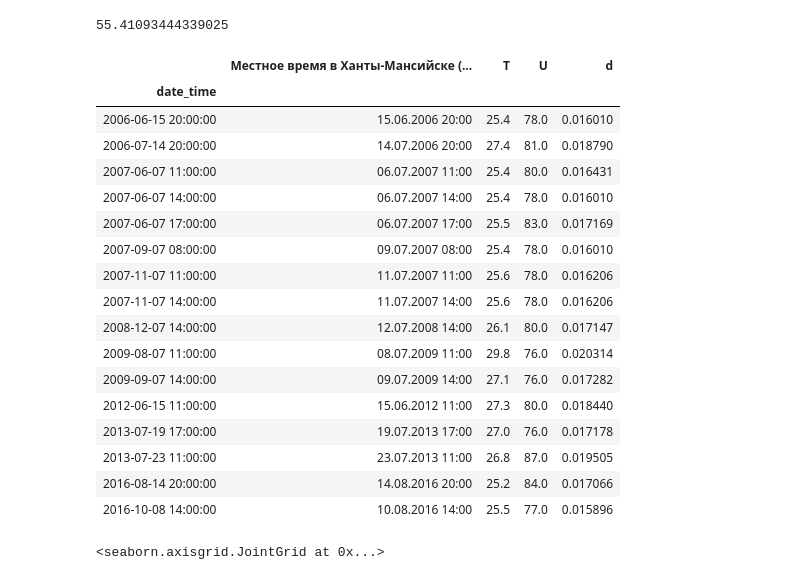
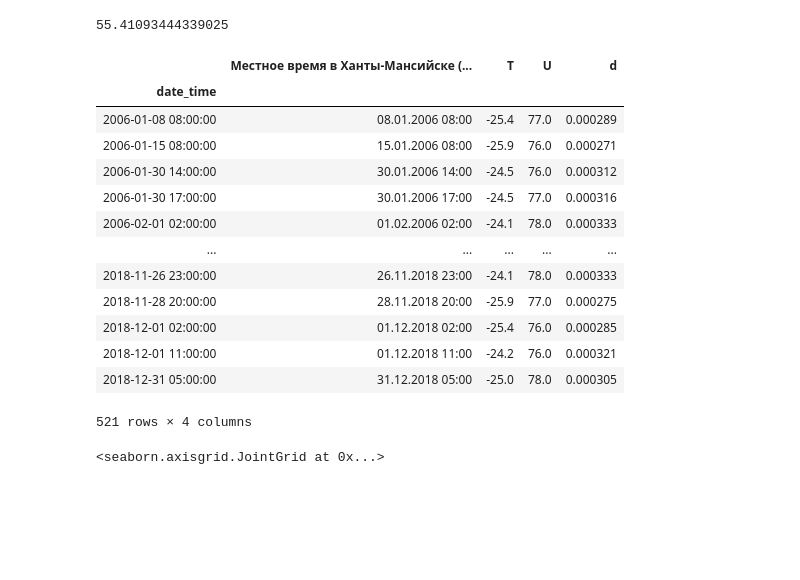
Before and after one commit to AndreyEroshkin/climate, a Jupyter notebook: humid-t-hmao.ipynb, the cells around one changed output. Saved outputs shown, nothing was run; the diff lists cells and outputs as text; code cells hidden in the pictures; blank space fills up the shorter version.

```diff
--- a/humid-t-hmao.ipynb
+++ b/humid-t-hmao.ipynb
@@ -216,26 +264,22 @@ df.loc[df['Mode'] == 'Осушение','cooling_dry_cap'].nlargest(int(dryig_pe
 # %% [output]
 55.41093444339025
 # %%
-df.loc[(df['U']>75) & (df['T']>25),[df.columns[0],'T','U','d']]
+df.loc[(df['U']>75) & (df['T']>-26)& (df['T']<-24),[df.columns[0],'T','U','d']]
 # %% [output]
 |  | Местное время в Ханты-Мансийске (... | T | U | d |
 | date_time |  |  |  |  |
-| 2006-06-15 20:00:00 | 15.06.2006 20:00 | 25.4 | 78.0 | 0.016010 |
-| 2006-07-14 20:00:00 | 14.07.2006 20:00 | 27.4 | 81.0 | 0.018790 |
-| 2007-06-07 11:00:00 | 06.07.2007 11:00 | 25.4 | 80.0 | 0.016431 |
-| 2007-06-07 14:00:00 | 06.07.2007 14:00 | 25.4 | 78.0 | 0.016010 |
-| 2007-06-07 17:00:00 | 06.07.2007 17:00 | 25.5 | 83.0 | 0.017169 |
-| 2007-09-07 08:00:00 | 09.07.2007 08:00 | 25.4 | 78.0 | 0.016010 |
-| 2007-11-07 11:00:00 | 11.07.2007 11:00 | 25.6 | 78.0 | 0.016206 |
-| 2007-11-07 14:00:00 | 11.07.2007 14:00 | 25.6 | 78.0 | 0.016206 |
-| 2008-12-07 14:00:00 | 12.07.2008 14:00 | 26.1 | 80.0 | 0.017147 |
-| 2009-08-07 11:00:00 | 08.07.2009 11:00 | 29.8 | 76.0 | 0.020314 |
-| 2009-09-07 14:00:00 | 09.07.2009 14:00 | 27.1 | 76.0 | 0.017282 |
-| 2012-06-15 11:00:00 | 15.06.2012 11:00 | 27.3 | 80.0 | 0.018440 |
-| 2013-07-19 17:00:00 | 19.07.2013 17:00 | 27.0 | 76.0 | 0.017178 |
-| 2013-07-23 11:00:00 | 23.07.2013 11:00 | 26.8 | 87.0 | 0.019505 |
-| 2016-08-14 20:00:00 | 14.08.2016 20:00 | 25.2 | 84.0 | 0.017066 |
-| 2016-10-08 14:00:00 | 10.08.2016 14:00 | 25.5 | 77.0 | 0.015896 |
+| 2006-01-08 08:00:00 | 08.01.2006 08:00 | -25.4 | 77.0 | 0.000289 |
+| 2006-01-15 08:00:00 | 15.01.2006 08:00 | -25.9 | 76.0 | 0.000271 |
+| 2006-01-30 14:00:00 | 30.01.2006 14:00 | -24.5 | 76.0 | 0.000312 |
+| 2006-01-30 17:00:00 | 30.01.2006 17:00 | -24.5 | 77.0 | 0.000316 |
+| 2006-02-01 02:00:00 | 01.02.2006 02:00 | -24.1 | 78.0 | 0.000333 |
+| ... | ... | ... | ... | ... |
+| 2018-11-26 23:00:00 | 26.11.2018 23:00 | -24.1 | 78.0 | 0.000333 |
+| 2018-11-28 20:00:00 | 28.11.2018 20:00 | -25.9 | 77.0 | 0.000275 |
+| 2018-12-01 02:00:00 | 01.12.2018 02:00 | -25.4 | 76.0 | 0.000285 |
+| 2018-12-01 11:00:00 | 01.12.2018 11:00 | -24.2 | 76.0 | 0.000321 |
+| 2018-12-31 05:00:00 | 31.12.2018 05:00 | -25.0 | 78.0 | 0.000305 |
+521 rows × 4 columns
 # %%
 sns.set_style('whitegrid')
 sns.jointplot(x='T', y='U', data=df, kind="kde", color="#4CB391")
```
Also changed, not shown: parts of 8 cells of this notebook.
